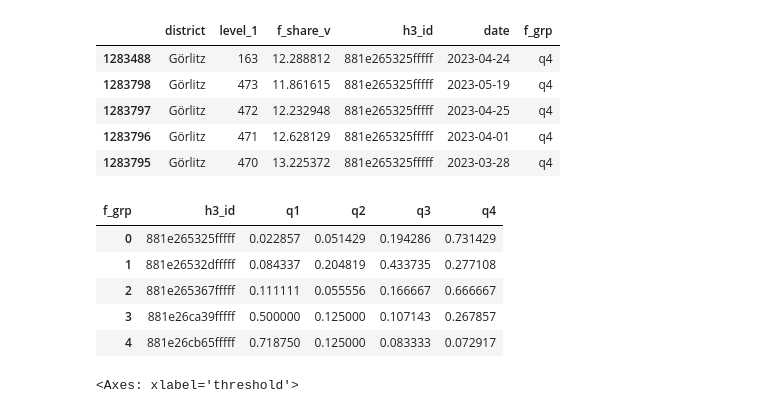
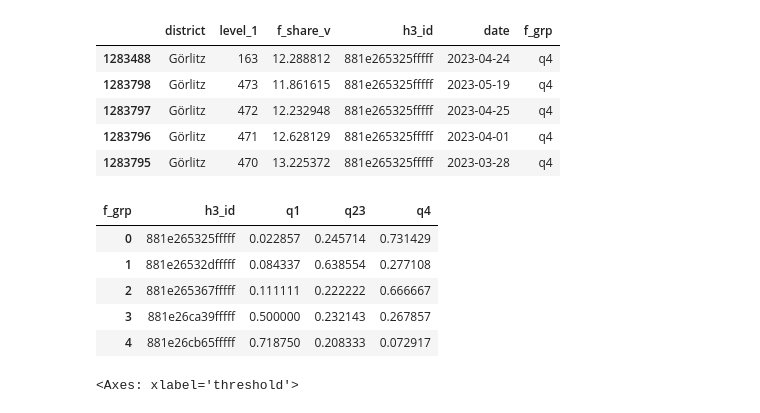
Before and after one commit to MobiSegInsights/nine-euro-ticket-de, a Jupyter notebook: src/data_exp/17-hexagon-classify-visitors.ipynb, the cells around one changed output. Drawn from its saved outputs; the diff is of its cells as text; code cells hidden in the pictures.

Commit message:
bivariate groups

```diff
--- a/src/data_exp/17-hexagon-classify-visitors.ipynb
+++ b/src/data_exp/17-hexagon-classify-visitors.ipynb
@@ -17,7 +19,7 @@ import pickle
 from sklearn.metrics import silhouette_score, calinski_harabasz_score, davies_bouldin_score
 # %%
 # Load hexagons
-data_folder = 'dbs/combined_did_data/'
+data_folder = 'dbs/combined_did_data_r_nurban/'
 grp, lv = 'all', 'all'
 file2 = data_folder + f'h3_grids_dt_{grp}_{lv}.parquet'
 df2 = pd.read_parquet(file2)
@@ -48,7 +50,8 @@ df_v.to_parquet(os.path.join(f"results/hex_time_series/{grp}_{lv}_{variable2plot
 # %%
 # Get district quantile groups
 df2f = df2plot.groupby(['h3_id', 'district'])['f_share_v'].mean().reset_index()
-df2f_dvs = df2f.groupby('district').apply(lambda x: pd.Series(dict(dvs=[x['f_share_v'].quantile(i) for i in [0.25, 0.5, 0.75]]))).reset_index()
+df2f_dvs = df2f.groupby('district').apply(lambda x: pd.Series(dict(dvs=[x['f_share_v'].quantile(i) for i in [0.25, 0.75]])),
+                                          include_groups=False).reset_index()
 # Convert to dictionary {col1: col2}
 result_dict = df2f_dvs.set_index('district')['dvs'].to_dict()
 # %%
@@ -56,7 +59,7 @@ result_dict = df2f_dvs.set_index('district')['dvs'].to_dict()
 def grouping_by_district(data):
     data_r = data[['f_share_v', 'h3_id', 'date']].copy()
     dvs = result_dict[data.name]
-    data_r.loc[:, 'f_grp'] = pd.cut(data_r['f_share_v'], [-0.01] + dvs + [10000], labels=['q1', 'q2', 'q3', 'q4'])
+    data_r.loc[:, 'f_grp'] = pd.cut(data_r['f_share_v'], [-0.01] + dvs + [10000], labels=['q1', 'q23', 'q4'])
     return data_r
 
 tqdm.pandas()
@@ -72,23 +75,23 @@ df2plot_grp.head()
 # %%
 # Calculate the share of occurrences for each f_gpp group
 df_grouped = df2plot_grp.groupby(['h3_id', 'f_grp']).size().unstack(fill_value=0)
 
 # Normalize to get shares
 df_shares = df_grouped.div(df_grouped.sum(axis=1), axis=0)
 
 # Reset index to make h3_id a column
 df_shares = df_shares.reset_index()
 
 # Rename columns to include q1, q2, q3, q4
-df_shares = df_shares.reindex(columns=['h3_id', 'q1', 'q2', 'q3', 'q4'], fill_value=0)
+df_shares = df_shares.reindex(columns=['h3_id', 'q1', 'q23', 'q4'], fill_value=0)
 df_shares.head()
 # %% [output]
-| f_grp | h3_id | q1 | q2 | q3 | q4 |
-| 0 | 881e265325fffff | 0.022857 | 0.051429 | 0.194286 | 0.731429 |
-| 1 | 881e26532dfffff | 0.084337 | 0.204819 | 0.433735 | 0.277108 |
-| 2 | 881e265367fffff | 0.111111 | 0.055556 | 0.166667 | 0.666667 |
-| 3 | 881e26ca39fffff | 0.500000 | 0.125000 | 0.107143 | 0.267857 |
-| 4 | 881e26cb65fffff | 0.718750 | 0.125000 | 0.083333 | 0.072917 |
+| f_grp | h3_id | q1 | q23 | q4 |
+| 0 | 881e265325fffff | 0.022857 | 0.245714 | 0.731429 |
+| 1 | 881e26532dfffff | 0.084337 | 0.638554 | 0.277108 |
+| 2 | 881e265367fffff | 0.111111 | 0.222222 | 0.666667 |
+| 3 | 881e26ca39fffff | 0.500000 | 0.232143 | 0.267857 |
+| 4 | 881e26cb65fffff | 0.718750 | 0.208333 | 0.072917 |
 # %%
 threshold_impact = list()
 for threshold in tqdm(range(1, 10), 'Threshold testing'):
```
Also changed, not shown: parts of 16 cells of this notebook, 39 other files.
